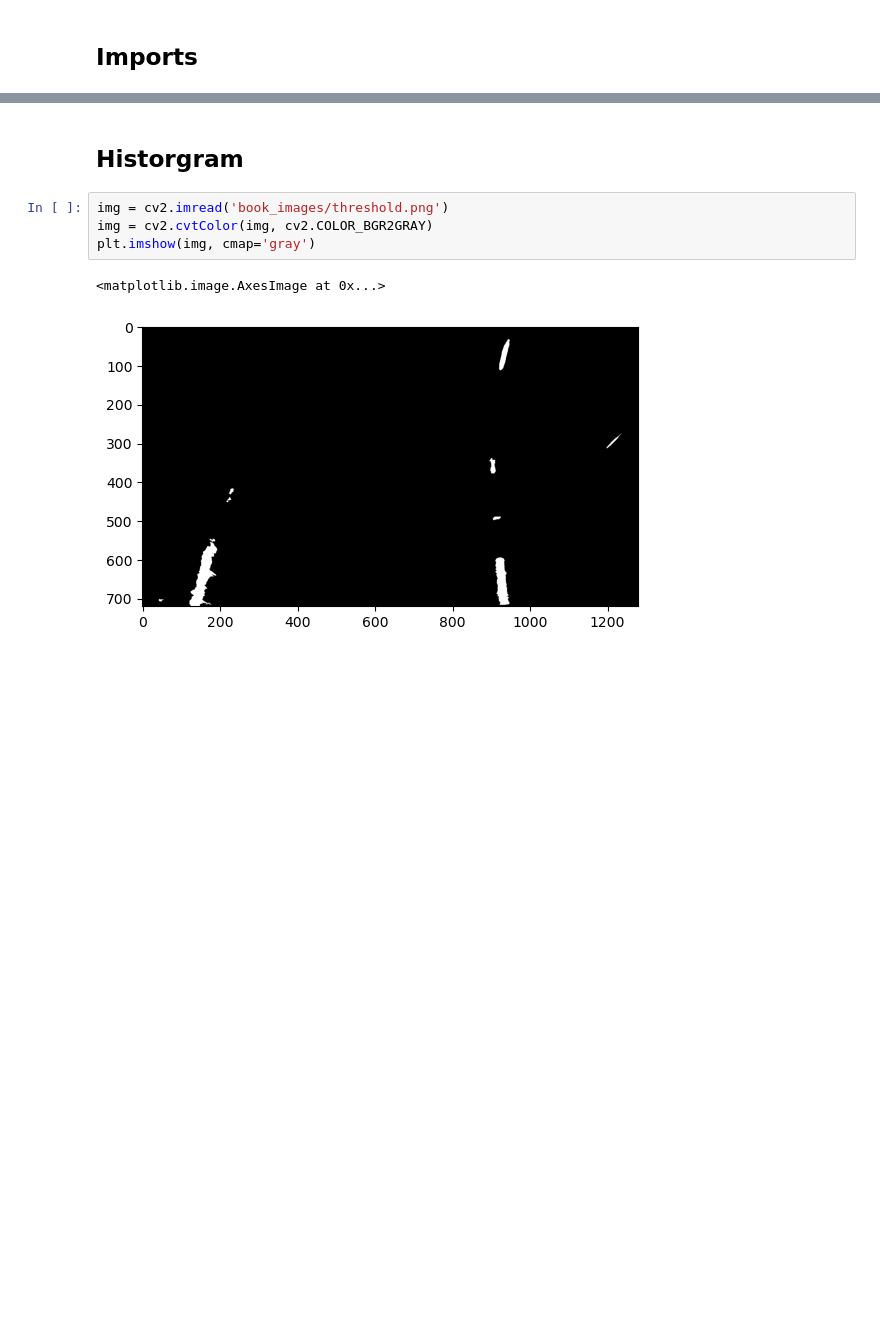
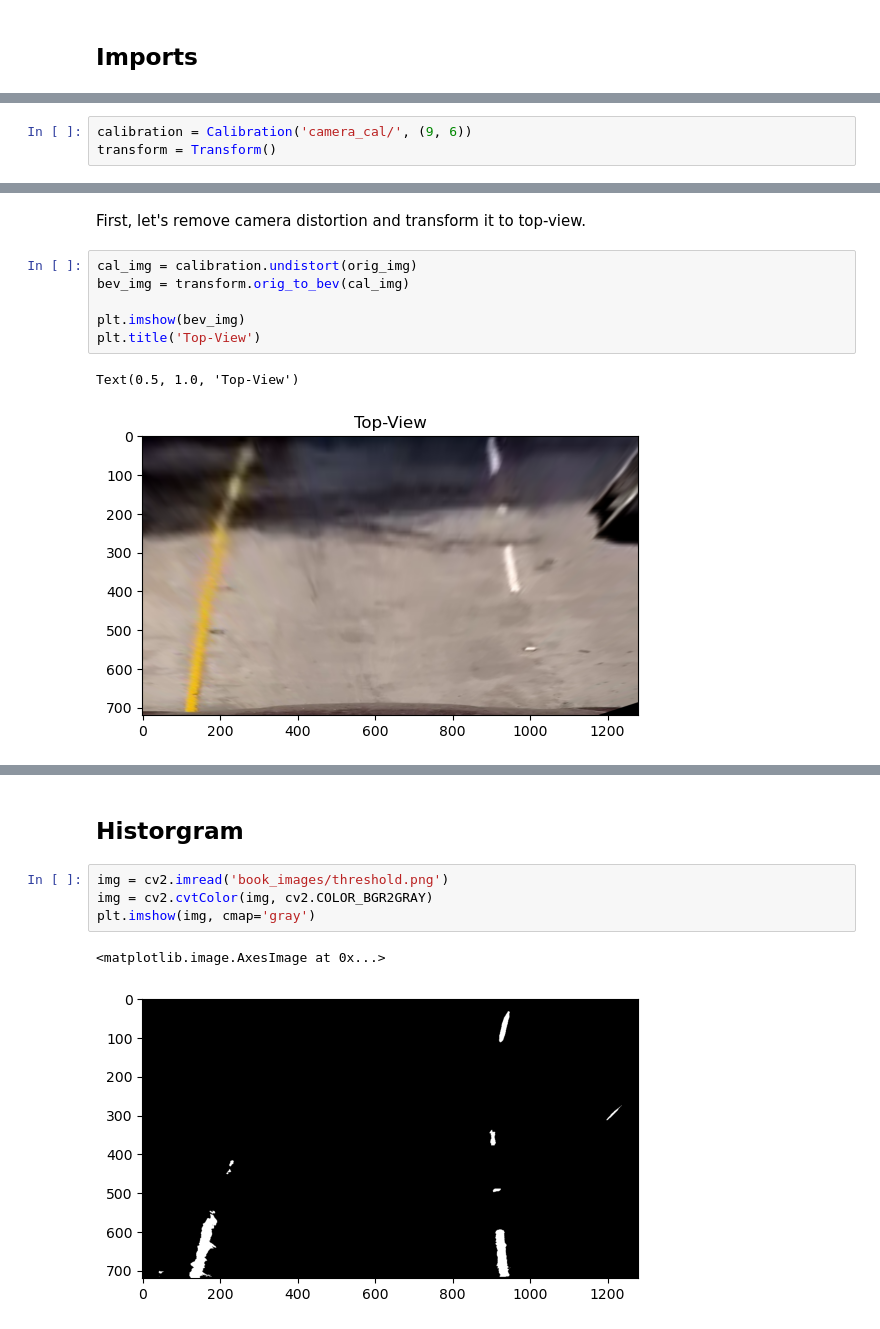
Before and after one commit to xFiveRivers/lane-detection-advanced, a Jupyter notebook: 4_line_fitting.ipynb, the cells around one changed output, grey strips where cells are left out. Cells and saved outputs as stored; diff of their text form; blank space fills up the shorter version.

```diff
--- a/4_line_fitting.ipynb
+++ b/4_line_fitting.ipynb
@@ -8,0 +13,3 @@ import matplotlib.pyplot as plt
+# %%
+calibration = Calibration('camera_cal/', (9, 6))
+transform = Transform()
@@ -8,0 +36,11 @@ import matplotlib.pyplot as plt
+# %% [markdown]
+First, let's remove camera distortion and transform it to top-view.
+# %%
+cal_img = calibration.undistort(orig_img)
+bev_img = transform.orig_to_bev(cal_img)
+
+plt.imshow(bev_img)
+plt.title('Top-View')
+# %% [output]
+Text(0.5, 1.0, 'Top-View')
+[figure, added]
```
Also changed, not shown: parts of 10 cells of this notebook.
